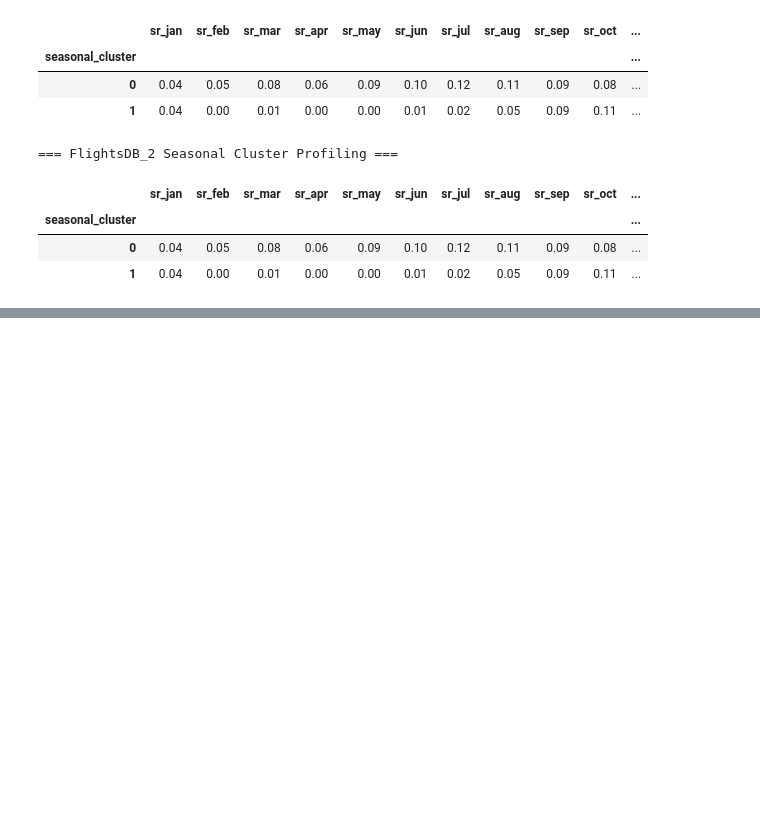
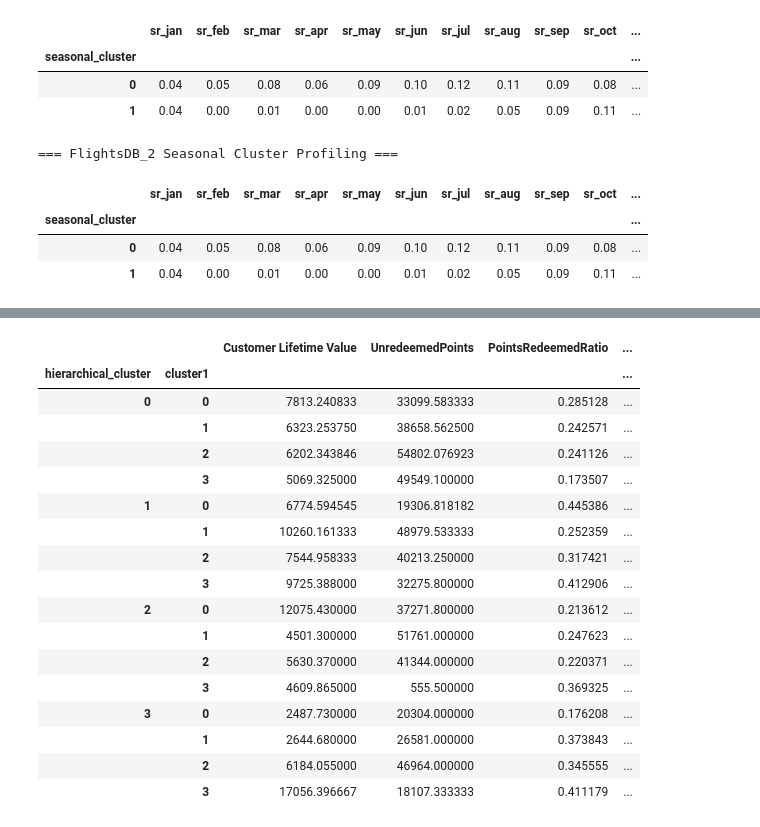
Before and after one commit to calcoafrancisca/Group-39---DM---Part2, a Jupyter notebook: duplicated_clustering.ipynb, the cells around one changed output, grey strips where cells are left out. Saved outputs shown, nothing was run; the diff lists cells and outputs as text; code cells hidden in the pictures; blank space fills up the shorter version.

```diff
--- a/duplicated_clustering.ipynb
+++ b/duplicated_clustering.ipynb
@@ -836,0 +848,8 @@ display(cluster_profile2.style.format("{:.2f}"))
+# %%
+FlightsDB_1.head()
+FlightsDB_1['hierarchical_cluster'] = df1_all['hierarchical_cluster']
+FlightsDB_1 = FlightsDB_1.drop(columns='seasonal_cluster')
+
+FlightsDB_2.head()
+FlightsDB_2['hierarchical_cluster'] = df2_all['hierarchical_cluster']
+FlightsDB_2 = FlightsDB_2.drop(columns='seasonal_cluster')
@@ -836,0 +885,24 @@ display(cluster_profile2.style.format("{:.2f}"))
+# %%
+# Centroids of the concatenated cluster labels
+df1_centroids = FlightsDB_1.groupby(['hierarchical_cluster', 'cluster1'])\
+    [VB_col + LO_col].mean()
+df1_centroids
+# %% [output]
+|  |  | Customer Lifetime Value | UnredeemedPoints | PointsRedeemedRatio | ... |
+| hierarchical_cluster | cluster1 |  |  |  | ... |
+| 0 | 0 | 7813.240833 | 33099.583333 | 0.285128 | ... |
+|  | 1 | 6323.253750 | 38658.562500 | 0.242571 | ... |
+|  | 2 | 6202.343846 | 54802.076923 | 0.241126 | ... |
+|  | 3 | 5069.325000 | 49549.100000 | 0.173507 | ... |
+| 1 | 0 | 6774.594545 | 19306.818182 | 0.445386 | ... |
+|  | 1 | 10260.161333 | 48979.533333 | 0.252359 | ... |
+|  | 2 | 7544.958333 | 40213.250000 | 0.317421 | ... |
+|  | 3 | 9725.388000 | 32275.800000 | 0.412906 | ... |
+| 2 | 0 | 12075.430000 | 37271.800000 | 0.213612 | ... |
+|  | 1 | 4501.300000 | 51761.000000 | 0.247623 | ... |
+|  | 2 | 5630.370000 | 41344.000000 | 0.220371 | ... |
+|  | 3 | 4609.865000 | 555.500000 | 0.369325 | ... |
+| 3 | 0 | 2487.730000 | 20304.000000 | 0.176208 | ... |
+|  | 1 | 2644.680000 | 26581.000000 | 0.373843 | ... |
+|  | 2 | 6184.055000 | 46964.000000 | 0.345555 | ... |
+|  | 3 | 17056.396667 | 18107.333333 | 0.411179 | ... |
```
Also changed, not shown: parts of 17 cells of this notebook.
